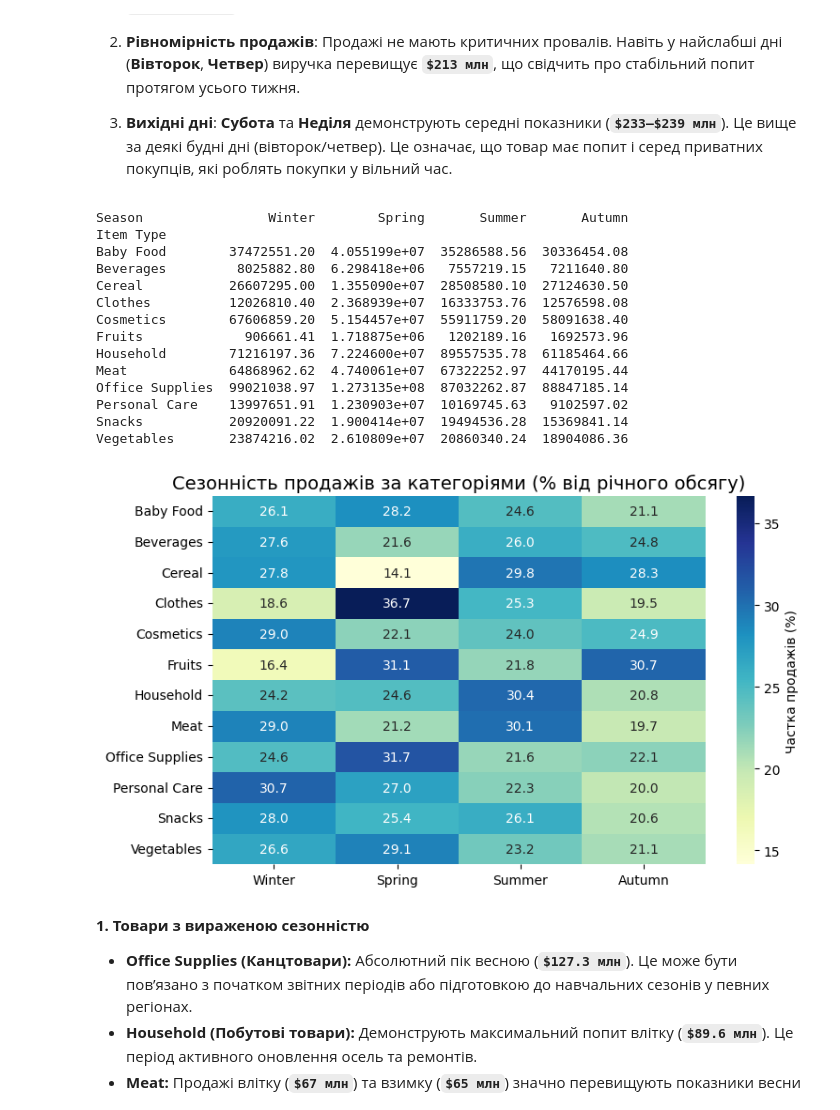
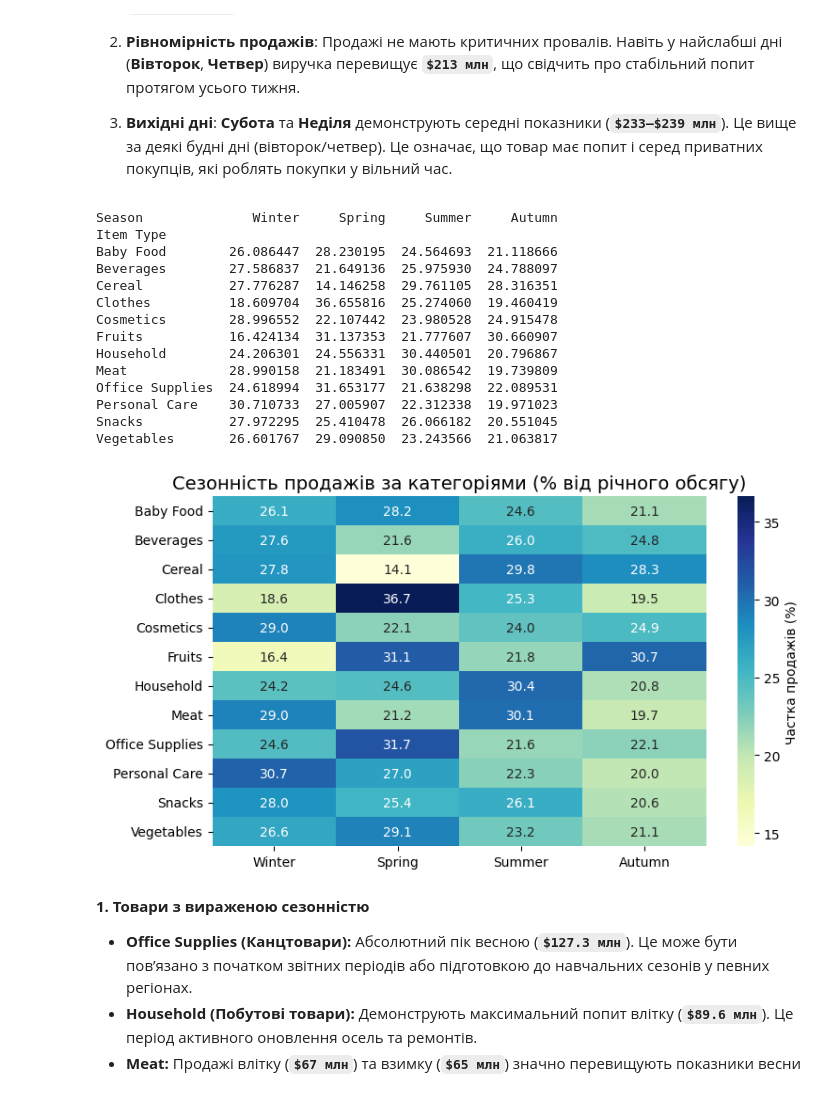
Before and after one commit to okpast/python-data-analysis-projects, a Jupyter notebook: global_retail_sales_analytics/global_retail_sales_analytics.ipynb, the cells around one changed output. Cells and saved outputs as stored; diff of their text form; code cells hidden in the pictures.

```diff
--- a/global_retail_sales_analytics/global_retail_sales_analytics.ipynb
+++ b/global_retail_sales_analytics/global_retail_sales_analytics.ipynb
@@ -1202,51 +1205,53 @@ Name: Total Revenue, dtype: float64
 season_map = {
     1: 'Winter', 2: 'Winter', 3: 'Spring',
     4: 'Spring', 5: 'Spring', 6: 'Summer',
     7: 'Summer', 8: 'Summer', 9: 'Autumn',
     10: 'Autumn', 11: 'Autumn', 12: 'Winter'
 }
 
 # Додаємо колонку Month, а потім на її основі — Season
 df_final['Month'] = df_final['Order Date'].dt.month
 df_final['Season'] = df_final['Month'].map(season_map)
 
 # Створюємо зведену таблицю: Сезони по горизонталі, Категорії по вертикалі
 pivot_seasonal = df_final.pivot_table(index='Item Type', columns='Season', values='Total Revenue', aggfunc='sum')
 
 # Сортуємо сезони у хронологічному порядку
 pivot_seasonal = pivot_seasonal.reindex(columns=['Winter', 'Spring', 'Summer', 'Autumn'])
 
-# Перетворюємо значення у відсотки (по кожному рядку)
-# .div(axis=0) ділить кожне значення на суму рядка
+# Перетворюємо значення у відсотки (по кожному рядку),
+# ділимо кожне значення в рядку на суму цього рядка (axis=0 — вирівнювання по рядках)
 pivot_percent = pivot_seasonal.div(pivot_seasonal.sum(axis=1), axis=0) * 100
 
-print(pivot_seasonal)
+print(pivot_percent)
 
-plt.figure(figsize=(8, 4.7))
+plt.figure(figsize=(8, 4.5))
 # Малюємо теплову карту — відсотки (сезонність)
 sns.heatmap(pivot_percent, annot=True, fmt='.1f', cmap='YlGnBu', cbar_kws={'label': 'Частка продажів (%)'})
 
 plt.title('Сезонність продажів за категоріями (% від річного обсягу)', fontsize=14)
 plt.xlabel('')
 plt.ylabel('')
+
 plt.tight_layout()
+plt.savefig('pivot_percent.png', dpi=100, bbox_inches='tight')
 plt.show()
 # %% [output]
-Season                Winter        Spring       Summer       Autumn
+Season              Winter     Spring     Summer     Autumn
 Item Type
-Baby Food        37472551.20  4.055199e+07  35286588.56  30336454.08
-Beverages         8025882.80  6.298418e+06   7557219.15   7211640.80
-Cereal           26607295.00  1.355090e+07  28508580.10  27124630.50
-Clothes          12026810.40  2.368939e+07  16333753.76  12576598.08
-Cosmetics        67606859.20  5.154457e+07  55911759.20  58091638.40
-Fruits             906661.41  1.718875e+06   1202189.16   1692573.96
-Household        71216197.36  7.224600e+07  89557535.78  61185464.66
-Meat             64868962.62  4.740061e+07  67322252.97  44170195.44
-Office Supplies  99021038.97  1.273135e+08  87032262.87  88847185.14
-Personal Care    13997651.91  1.230903e+07  10169745.63   9102597.02
-Snacks           20920091.22  1.900414e+07  19494536.28  15369841.14
-Vegetables       23874216.02  2.610809e+07  20860340.24  18904086.36
+Baby Food        26.086447  28.230195  24.564693  21.118666
+Beverages        27.586837  21.649136  25.975930  24.788097
+Cereal           27.776287  14.146258  29.761105  28.316351
+Clothes          18.609704  36.655816  25.274060  19.460419
+Cosmetics        28.996552  22.107442  23.980528  24.915478
+Fruits           16.424134  31.137353  21.777607  30.660907
+Household        24.206301  24.556331  30.440501  20.796867
+Meat             28.990158  21.183491  30.086542  19.739809
+Office Supplies  24.618994  31.653177  21.638298  22.089531
+Personal Care    30.710733  27.005907  22.312338  19.971023
+Snacks           27.972295  25.410478  26.066182  20.551045
+Vegetables       26.601767  29.090850  23.243566  21.063817
-[figure, old version]
+[figure, new version]
 # %% [markdown]
 **1. Товари з вираженою сезонністю**
 
```
Also changed, not shown: parts of 8 cells of this notebook.
